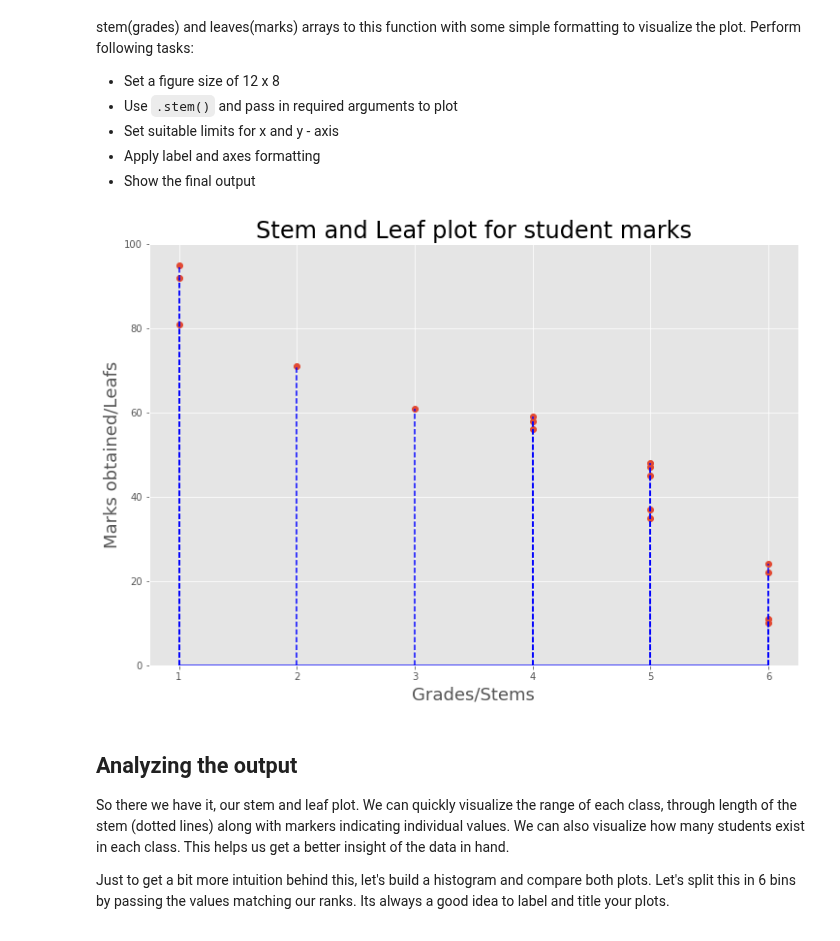
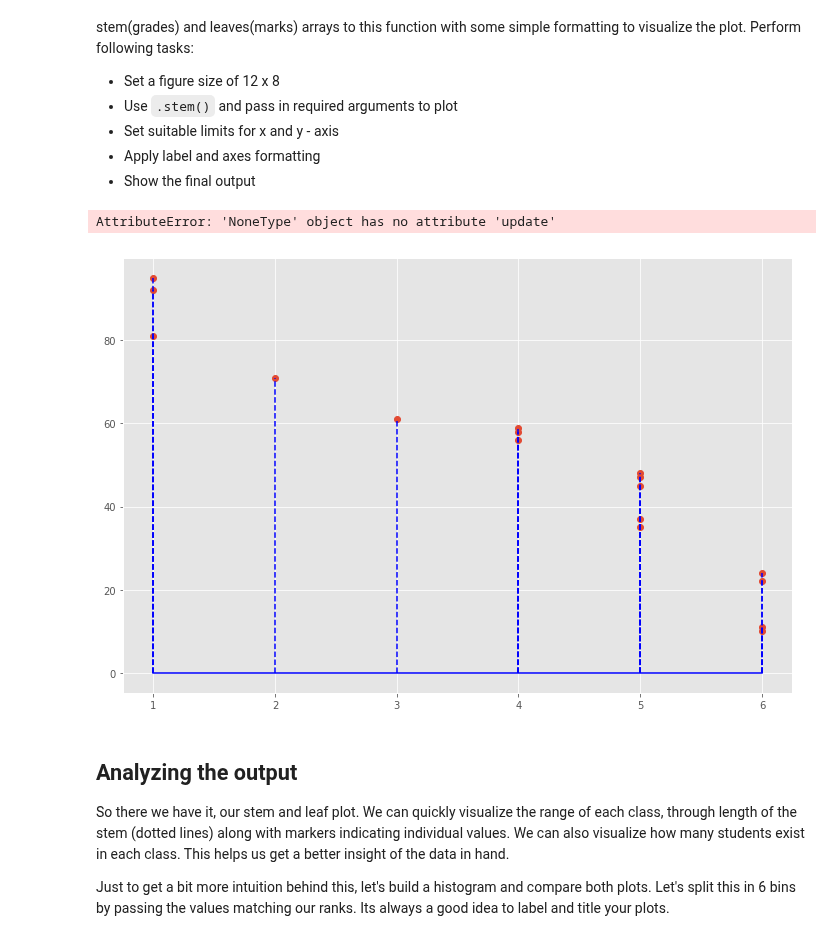
Before and after one commit to rvent/dsc-0-09-05-statistical-distribution-stemleaf-plot-lab-nyc-ds-career-012819, a Jupyter notebook: index.ipynb, the cells around one changed output. Cells and saved outputs as stored; diff of their text form; code cells hidden in the pictures.

```diff
--- a/index.ipynb
+++ b/index.ipynb
@@ -122,15 +122,16 @@ And [here is the official documentation](https://matplotlib.org/api/_as_gen/matp
 # %%
 # Create a stem and leaf plot with above data
 plt.figure(figsize=(12, 8))
 plt.stem(stems, marks, linefmt='b--', basefmt="b")
-#plt.xlim([0, 7])
+plt.xticks(stems_2)
 plt.ylim([0, 100])
 plt.xlabel("Grades/Stems", fontsize=18)
 plt.ylabel('Marks obtained/Leafs', fontsize=18)
 plt.title('Stem and Leaf plot for student marks', fontsize=24)
 plt.show()
 # %% [output]
+AttributeError: 'NoneType' object has no attribute 'update'
-[figure, old version]
+[figure, new version]
 # %% [markdown]
 ## Analyzing the output
 So there we have it, our stem and leaf plot. We can quickly visualize the range of each class, through length of the stem (dotted lines) along with markers indicating individual values. We can also visualize how many students exist in each class. This helps us get a better insight of the data in hand.
```
